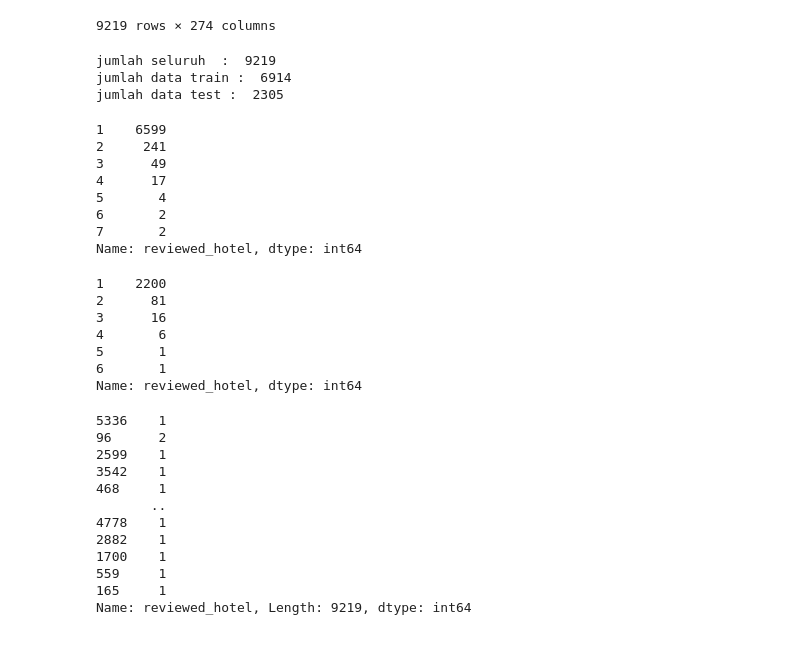
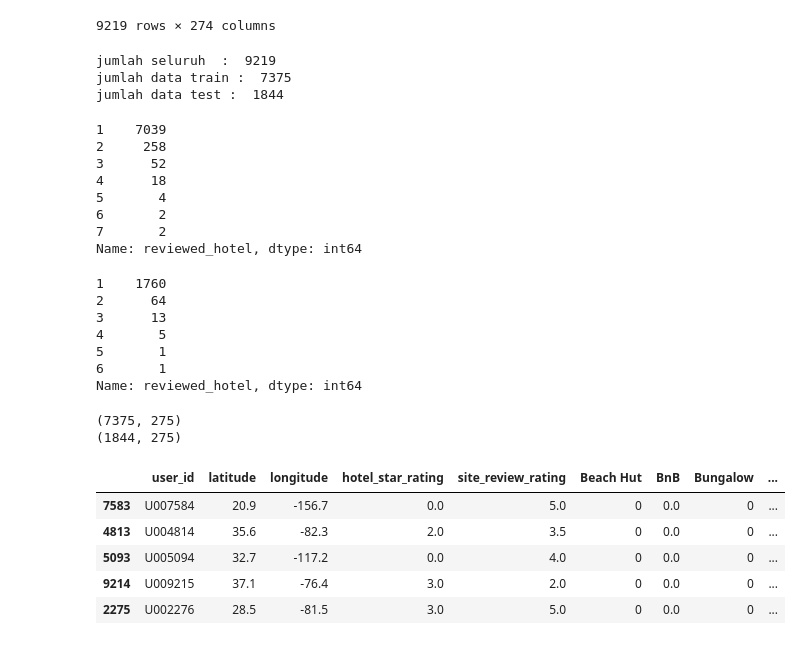
Before and after one commit to zulfauzi92/Hotel_Recomendation_Model_Traveloka, a Jupyter notebook: Eksplorasi Data/Main Dataset/Process Data for Model.ipynb, the cells around one changed output. Cells and saved outputs as stored; diff of their text form; code cells hidden in the pictures.

```diff
--- a/Eksplorasi Data/Main Dataset/Process Data for Model.ipynb
+++ b/Eksplorasi Data/Main Dataset/Process Data for Model.ipynb
@@ -96,49 +93,49 @@ X_train, X_test, y_train, y_test = train_test_split(X, y, stratify=y, test_size=
 # %%
 print('jumlah seluruh  : ', len(df_u))
-print('jumlah data train : ', len(X_train))
-print('jumlah data test : ', len(X_test))
+print('jumlah data train : ', len(X_train_user))
+print('jumlah data test : ', len(X_test_user))
 # %% [output]
 jumlah seluruh  :  9219
-jumlah data train :  6914
-jumlah data test :  2305
+jumlah data train :  7375
+jumlah data test :  1844
 # %%
 # pesebaran data train
-y_train.groupby(by=y_train.values).count()
+y_train_user.groupby(by=y_train_user.values).count()
 # %% [output]
-1    6599
-2     241
-3      49
-4      17
+1    7039
+2     258
+3      52
+4      18
 5       4
 6       2
 7       2
 Name: reviewed_hotel, dtype: int64
 # %%
 # pesebaran data test
-y_test.groupby(by=y_test.values).count()
+y_test_user.groupby(by=y_test_user.values).count()
 # %% [output]
-1    2200
-2      81
-3      16
-4       6
+1    1760
+2      64
+3      13
+4       5
 5       1
 6       1
 Name: reviewed_hotel, dtype: int64
-# %%
-y_train.append(y_test)
-# %% [output]
-5336    1
-96      2
-2599    1
-3542    1
-468     1
-       ..
-4778    1
-2882    1
-1700    1
-559     1
-165     1
-Name: reviewed_hotel, Length: 9219, dtype: int64
+# %%
+print(X_train_user.shape)
+print(X_test_user.shape)
+# %% [output]
+(7375, 275)
+(1844, 275)
+# %%
+X_train_user.head()
+# %% [output]
+|  | user_id | latitude | longitude | hotel_star_rating | site_review_rating | Beach Hut | BnB | Bungalow | ... |
+| 7583 | U007584 | 20.9 | -156.7 | 0.0 | 5.0 | 0 | 0.0 | 0 | ... |
+| 4813 | U004814 | 35.6 | -82.3 | 2.0 | 3.5 | 0 | 0.0 | 0 | ... |
+| 5093 | U005094 | 32.7 | -117.2 | 0.0 | 4.0 | 0 | 0.0 | 0 | ... |
+| 9214 | U009215 | 37.1 | -76.4 | 3.0 | 2.0 | 0 | 0.0 | 0 | ... |
+| 2275 | U002276 | 28.5 | -81.5 | 3.0 | 5.0 | 0 | 0.0 | 0 | ... |
 # %%
 plt.rcParams["figure.figsize"] = [10.00, 5]
 plt.rcParams["figure.autolayout"] = True
```
Also changed, not shown: parts of 15 cells of this notebook.
